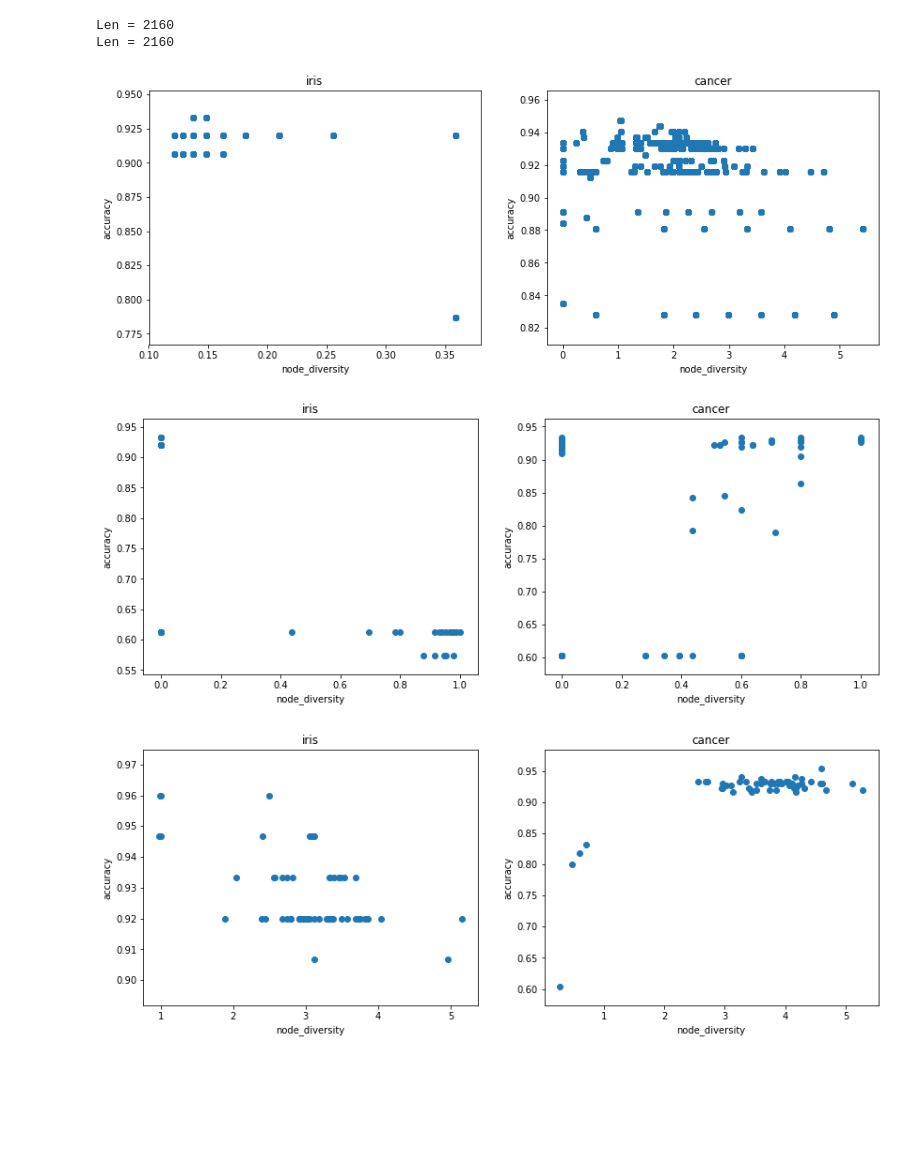
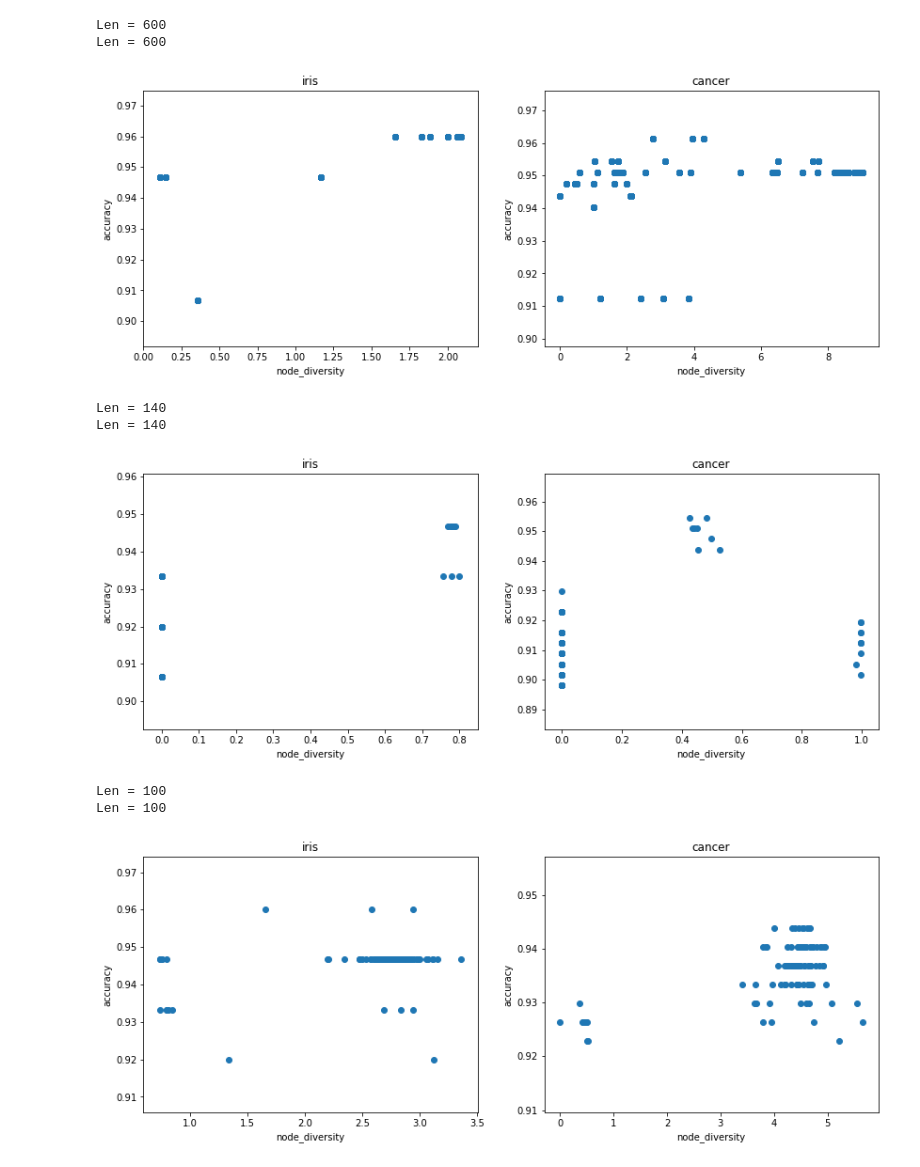
Before and after one commit to kasperekt/EnsembleDiversity, a Jupyter notebook: notebooks/Visualization.ipynb, the cells around one changed output. Drawn from its saved outputs; the diff is of its cells as text; code cells hidden in the pictures; blank space fills up the shorter version.

```diff
--- a/notebooks/Visualization.ipynb
+++ b/notebooks/Visualization.ipynb
@@ -2,11 +2,18 @@
 from utils import prepare_jupyter
 prepare_jupyter()
 # %%
+import os
 import pandas as pd
 import numpy as np
 import matplotlib.pyplot as plt
 
 %matplotlib inline
+
+BASE_DIR = '/Users/tomek/University/MgrThesis/EnsembleDiversityResults/experiments-16-06'
+# BASE_DIR = '../out'
+
+def data_path(name):
+    return os.path.join(BASE_DIR, name)
 # %%
 def scatterplot(df, datasets=['iris', 'cancer']):
     fig, axes = plt.subplots(ncols=len(datasets), figsize=(14, 5))
@@ -25,19 +32,23 @@ def scatterplot(df, datasets=['iris', 'cancer']):
         ax.set_ylabel(y_name)
         ax.scatter(xs, ys)
 # %%
-lgb_df = pd.read_csv('../out/lgbexperiment-ensemble.csv')
+lgb_df = pd.read_csv(data_path('lgbexperiment-ensemble.csv'))
 scatterplot(lgb_df)
 # %% [output]
-Len = 2160
-Len = 2160
+Len = 600
+Len = 600
-[figure, old version]
+[figure, new version]
 # %%
-ada_df = pd.read_csv('./out/adaboostexperiment-ensemble.csv')
+ada_df = pd.read_csv(data_path('adaboostexperiment-ensemble.csv'))
 scatterplot(ada_df)
 # %% [output]
+Len = 140
+Len = 140
-[figure, old version]
+[figure, new version]
 # %%
-rf_df = pd.read_csv('./out/randomforestexperiment-ensemble.csv')
+rf_df = pd.read_csv(data_path('randomforestexperiment-ensemble.csv'))
 scatterplot(rf_df)
 # %% [output]
+Len = 100
+Len = 100
-[figure, old version]
+[figure, new version]
```
Also changed, not shown: 3 other files.
